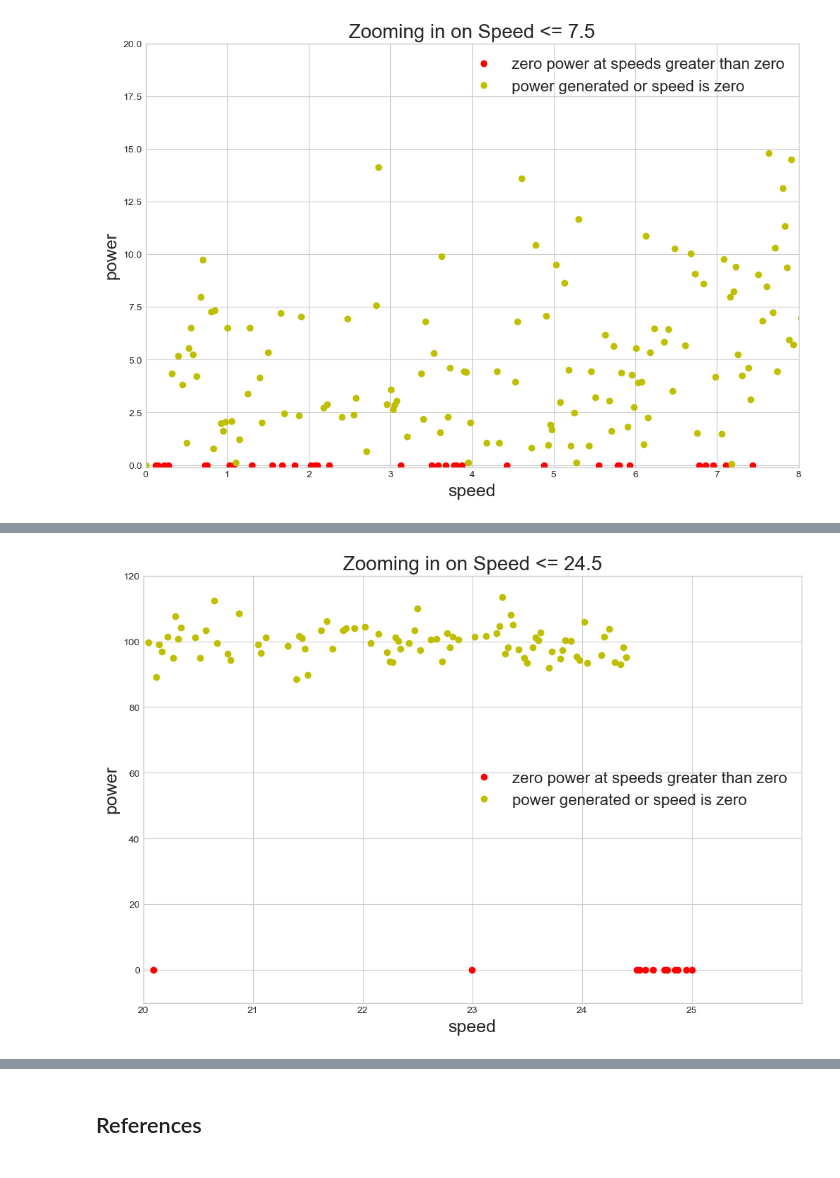
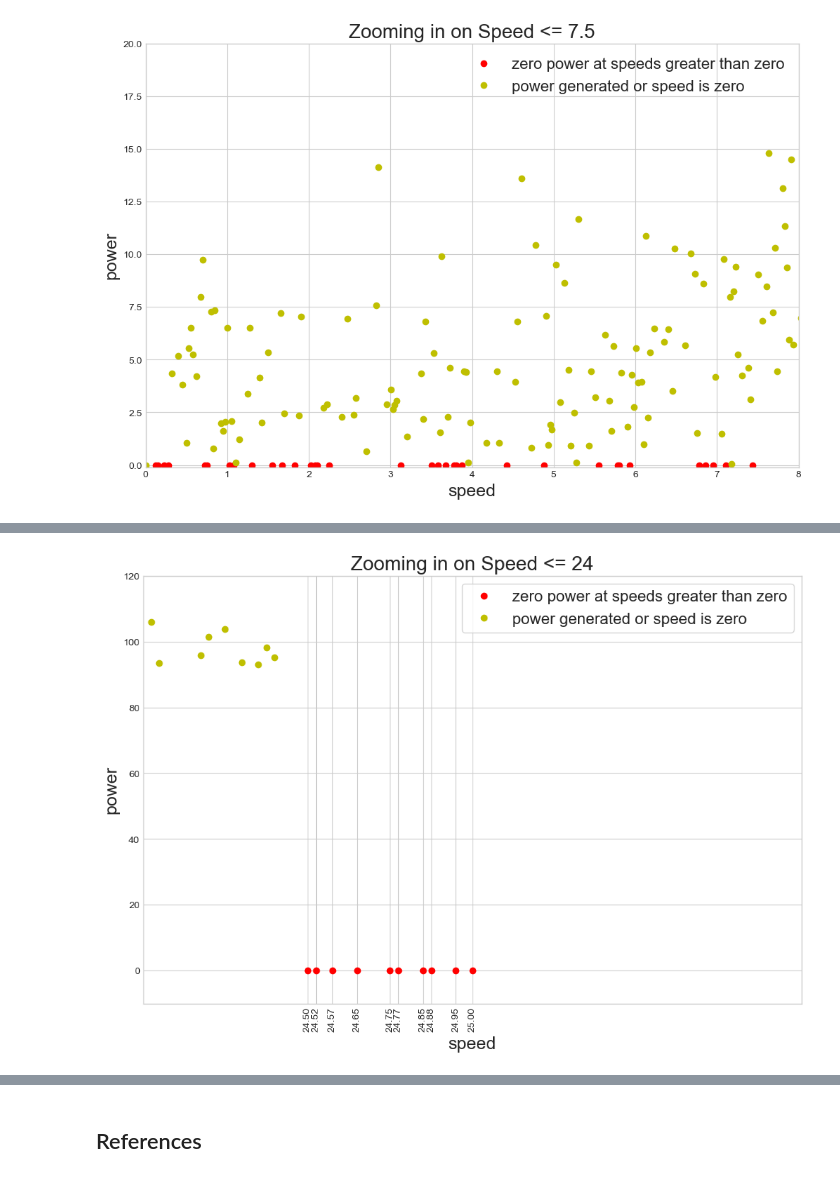
Before and after one commit to fionaoriordan/MLS_Project, a Jupyter notebook: projectmodels.ipynb, the cells around one changed output, grey strips where cells are left out. Drawn from its saved outputs; the diff is of its cells as text; code cells hidden in the pictures.

```diff
--- a/projectmodels.ipynb
+++ b/projectmodels.ipynb
@@ -174,24 +169,25 @@ I do think the 4 datapoints with zero power generated and with speeds greater th
 # %%
-fix the zoom in
+# fix the zoom in
 
 #Selecting rows based on certain conditions
 # Adapted from https://stackoverflow.com/a/17071908
 # example df.loc[(df['column_name'] >= A) & (df['column_name'] <= B)]
 # speed greater than zero but power less than or equal to 0
 dfa= df.loc[(df['speed'] !=0) & (df['power'] == 0)]
 dfb=  df.loc[((df['speed'] !=0) & (df['power'] >0))|(df['speed']==0)]
-plt.plot(a['speed'], a['power'],  'ro', label='zero power at speeds greater than zero')
-plt.plot(b['speed'], b['power'],  'yo', label= 'power generated or speed is zero ')
-plt.xticks(np.arange(min(df['speed']), max(df['speed'])+1, 1))
+plt.plot(dfa['speed'], dfa['power'],  'ro', label='zero power at speeds greater than zero')
+plt.plot(dfb['speed'], dfb['power'],  'yo', label= 'power generated or speed is zero ')
+plt.xticks(dfa['speed'], rotation=90)
 plt.xlabel('speed', fontsize = 18)
 plt.ylabel('power', fontsize =18)
-plt.title('Zooming in on Speed <= 24.5', fontsize = 20)
-plt.legend(fontsize = 16)
-plt.xlim(20, 26)
+plt.title('Zooming in on Speed <= 24', fontsize = 20)
+# Adapted from https://stackoverflow.com/questions/25540259/remove-or-adapt-border-of-frame-of-legend-using-matplotlib
+plt.legend(fontsize = 16, frameon=True)
+plt.xlim(24, 26)
 plt.ylim(-10,120)
 plt.show()
 # %% [output]
-[figure, old version]
+[figure, new version]
 # %%
 # https://stackoverflow.com/a/52456896
 df.drop(df.loc[(df['power'] == 0) & ((df.speed > 7.5)&(df.speed <=??????)].index, inplace=True)
```
Also changed, not shown: parts of 11 cells of this notebook.
